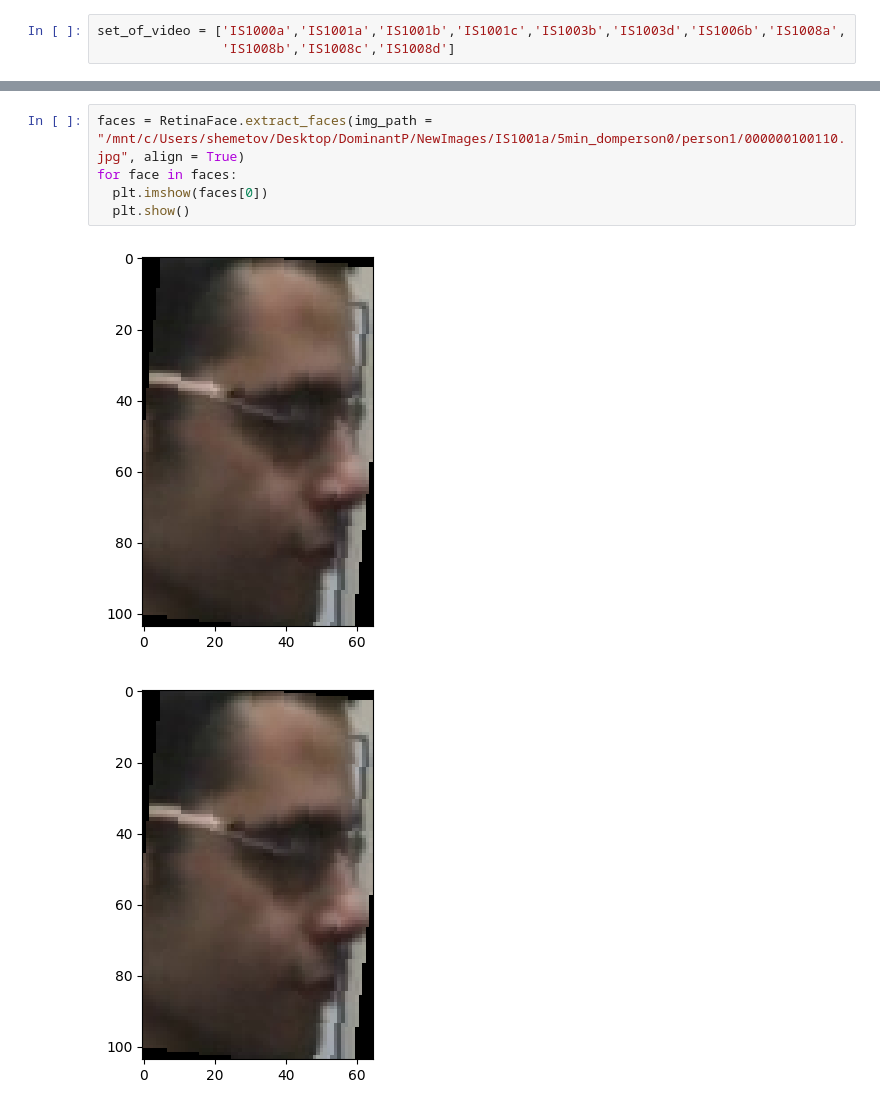
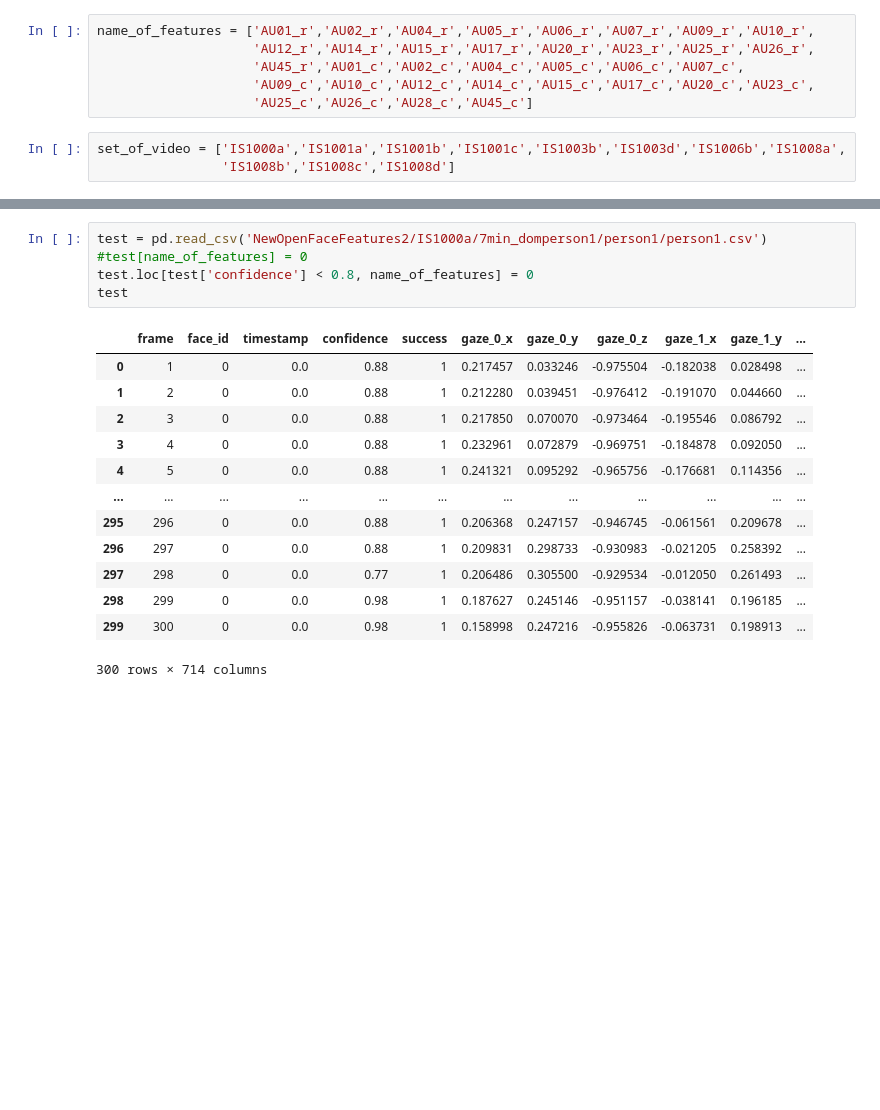
Before and after one commit to PhilippShemetov/DominantSearch, a Jupyter notebook: dom2.ipynb, the cells around one changed output, grey strips where cells are left out. Cells and saved outputs as stored; diff of their text form; blank space fills up the shorter version.

```diff
--- a/dom2.ipynb
+++ b/dom2.ipynb
@@ -58,3 +427,9 @@ annot_data
+# %%
+name_of_features = ['AU01_r','AU02_r','AU04_r','AU05_r','AU06_r','AU07_r','AU09_r','AU10_r',
+                    'AU12_r','AU14_r','AU15_r','AU17_r','AU20_r','AU23_r','AU25_r','AU26_r',
+                    'AU45_r','AU01_c','AU02_c','AU04_c','AU05_c','AU06_c','AU07_c',
+                    'AU09_c','AU10_c','AU12_c','AU14_c','AU15_c','AU17_c','AU20_c','AU23_c',
+                    'AU25_c','AU26_c','AU28_c','AU45_c']
 # %%
 set_of_video = ['IS1000a','IS1001a','IS1001b','IS1001c','IS1003b','IS1003d','IS1006b','IS1008a',
                 'IS1008b','IS1008c','IS1008d']
@@ -162,8 +436,19 @@ for i in list_of_images:
-# %%
-faces = RetinaFace.extract_faces(img_path = "/mnt/c/Users/shemetov/Desktop/DominantP/NewImages/IS1001a/5min_domperson0/person1/000000100110.jpg", align = True)
-for face in faces:
-  plt.imshow(faces[0])
-  plt.show()
-# %% [output]
-[figure, removed]
-[figure, removed]
+# %%
+test = pd.read_csv('NewOpenFaceFeatures2/IS1000a/7min_domperson1/person1/person1.csv')
+#test[name_of_features] = 0
+test.loc[test['confidence'] < 0.8, name_of_features] = 0
+test
+# %% [output]
+|  | frame | face_id | timestamp | confidence | success | gaze_0_x | gaze_0_y | gaze_0_z | gaze_1_x | gaze_1_y | ... |
+| 0 | 1 | 0 | 0.0 | 0.88 | 1 | 0.217457 | 0.033246 | -0.975504 | -0.182038 | 0.028498 | ... |
+| 1 | 2 | 0 | 0.0 | 0.88 | 1 | 0.212280 | 0.039451 | -0.976412 | -0.191070 | 0.044660 | ... |
+| 2 | 3 | 0 | 0.0 | 0.88 | 1 | 0.217850 | 0.070070 | -0.973464 | -0.195546 | 0.086792 | ... |
+| 3 | 4 | 0 | 0.0 | 0.88 | 1 | 0.232961 | 0.072879 | -0.969751 | -0.184878 | 0.092050 | ... |
+| 4 | 5 | 0 | 0.0 | 0.88 | 1 | 0.241321 | 0.095292 | -0.965756 | -0.176681 | 0.114356 | ... |
+| ... | ... | ... | ... | ... | ... | ... | ... | ... | ... | ... | ... |
+| 295 | 296 | 0 | 0.0 | 0.88 | 1 | 0.206368 | 0.247157 | -0.946745 | -0.061561 | 0.209678 | ... |
+| 296 | 297 | 0 | 0.0 | 0.88 | 1 | 0.209831 | 0.298733 | -0.930983 | -0.021205 | 0.258392 | ... |
+| 297 | 298 | 0 | 0.0 | 0.77 | 1 | 0.206486 | 0.305500 | -0.929534 | -0.012050 | 0.261493 | ... |
+| 298 | 299 | 0 | 0.0 | 0.98 | 1 | 0.187627 | 0.245146 | -0.951157 | -0.038141 | 0.196185 | ... |
+| 299 | 300 | 0 | 0.0 | 0.98 | 1 | 0.158998 | 0.247216 | -0.955826 | -0.063731 | 0.198913 | ... |
+300 rows × 714 columns
```
Also changed, not shown: parts of 38 cells of this notebook.
